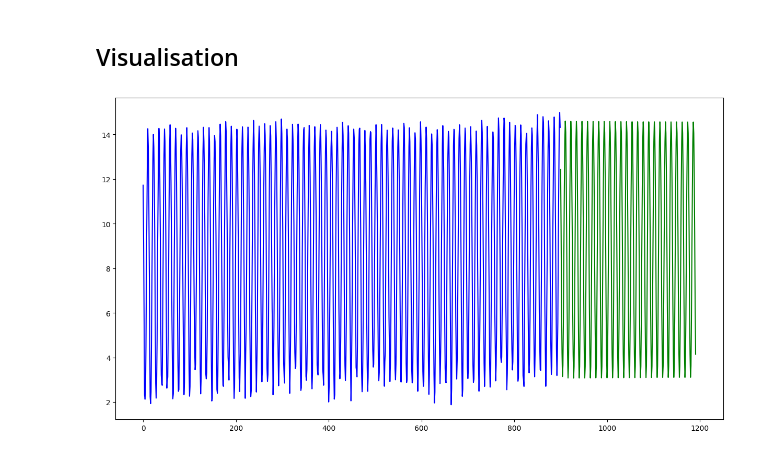
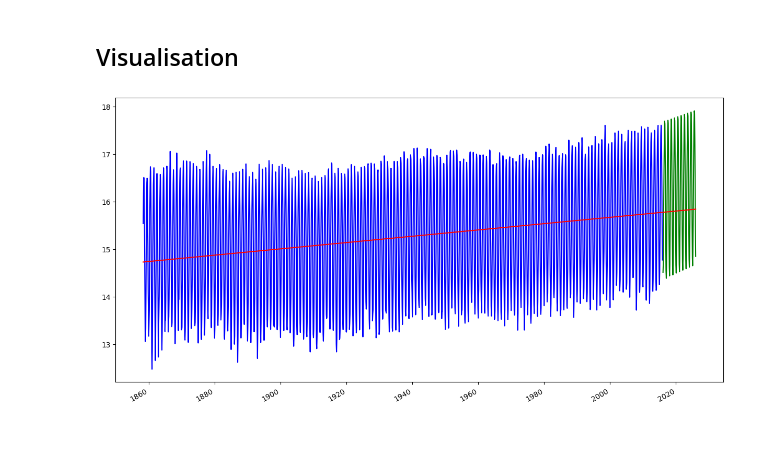
Before and after one commit to vinpap/predict_climate_change, a Jupyter notebook: model.ipynb, the cells around one changed output. Drawn from its saved outputs; the diff is of its cells as text; code cells hidden in the pictures.

Commit message:
Added visualisations

```diff
--- a/model.ipynb
+++ b/model.ipynb
@@ -8,4 +8,6 @@ from pmdarima.model_selection import train_test_split
 import numpy as np
 import matplotlib.pyplot as plt
 
-TRAINING_SAMPLES_COUNT = 900
+SPLIT_DATASET = False # Use this if you want to perform tests on parts of the time series
+DATASET_SPLIT_RATIO = 0.85 # If SPLIT_DATASET, is set to True, defines how much of the data should be used for training
+FORECAST_LENGTH = 120 # Number of forecast samples to generate if SPLIT_DATASET is set to False
@@ -23,5 +42,6 @@ Best model:  ARIMA(1,0,1)(1,0,1)[12] intercept
 # %%
 #model = auto_arima(train, seasonal=True, m=12, trace=True)
-model = ARIMA(train, seasonal=True, p=1, d=0, q=1, m=12, trace=True)
-print(str(model.summary()))
+#print(str(model.summary()))
+model = ARIMA(order=(1, 1, 1), seasonal_order=(2, 0, 2, 12))
+model.fit(train)
 # %% [output]
@@ -29,16 +49,37 @@ AttributeError: 'ARIMA' object has no attribute 'arima_res_'
 # %% [markdown]
 ## Prédiction
 # %%
-forecasts = model.predict(len(test))  # predict N steps into the future
+if SPLIT_DATASET:
+    forecasts = model.predict(len(test))  # predict N steps into the future
+else:
+    forecasts = model.predict(FORECAST_LENGTH)  # predict 10 years into the future
 # %% [markdown]
 ## Visualisation
 # %%
 # Visualize the forecasts (blue=train, green=forecasts)
-x = np.arange(len(temp))
 plt.figure(figsize=(15,8))
 
-plt.plot(x[:TRAINING_SAMPLES_COUNT], train, c='blue')
-plt.plot(x[TRAINING_SAMPLES_COUNT:], forecasts, c='green')
+
+if SPLIT_DATASET:
+    x = np.arange(len(temp))
+    trend = np.polyfit(x, pd.concat([train, forecasts]), 1)
+
+else:
+    # Generating extra dates for the forecast
+    start_date = dates.iloc[-1] + pd.DateOffset(months=1)
+    future_dates = pd.date_range(start_date, periods=FORECAST_LENGTH, freq="M").to_series()
+    all_dates = pd.concat([dates, future_dates])
+    x = np.arange(len(all_dates))
+    trend = np.polyfit(x, pd.concat([train, forecasts]), 2)
+
+
+
+
+trendpoly = np.poly1d(trend)
+plt.plot(train_dates, train, c='blue')
+plt.plot(future_dates, forecasts, c='green')
+plt.plot(all_dates, trendpoly(x), c="red")
+plt.gcf().autofmt_xdate()
 plt.show()
 # %% [output]
-[figure, old version]
+[figure, new version]
```
Also changed, not shown: parts of 6 cells of this notebook.
